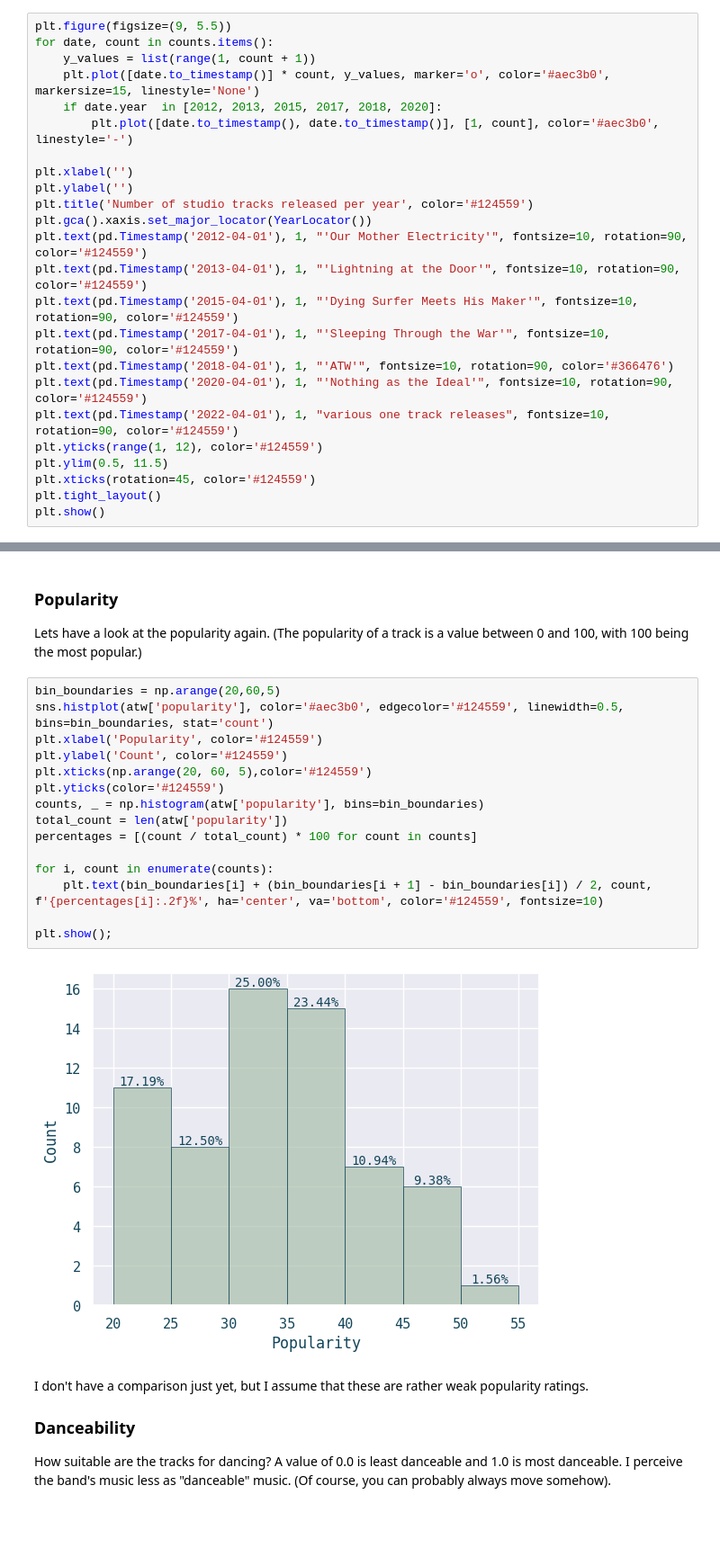
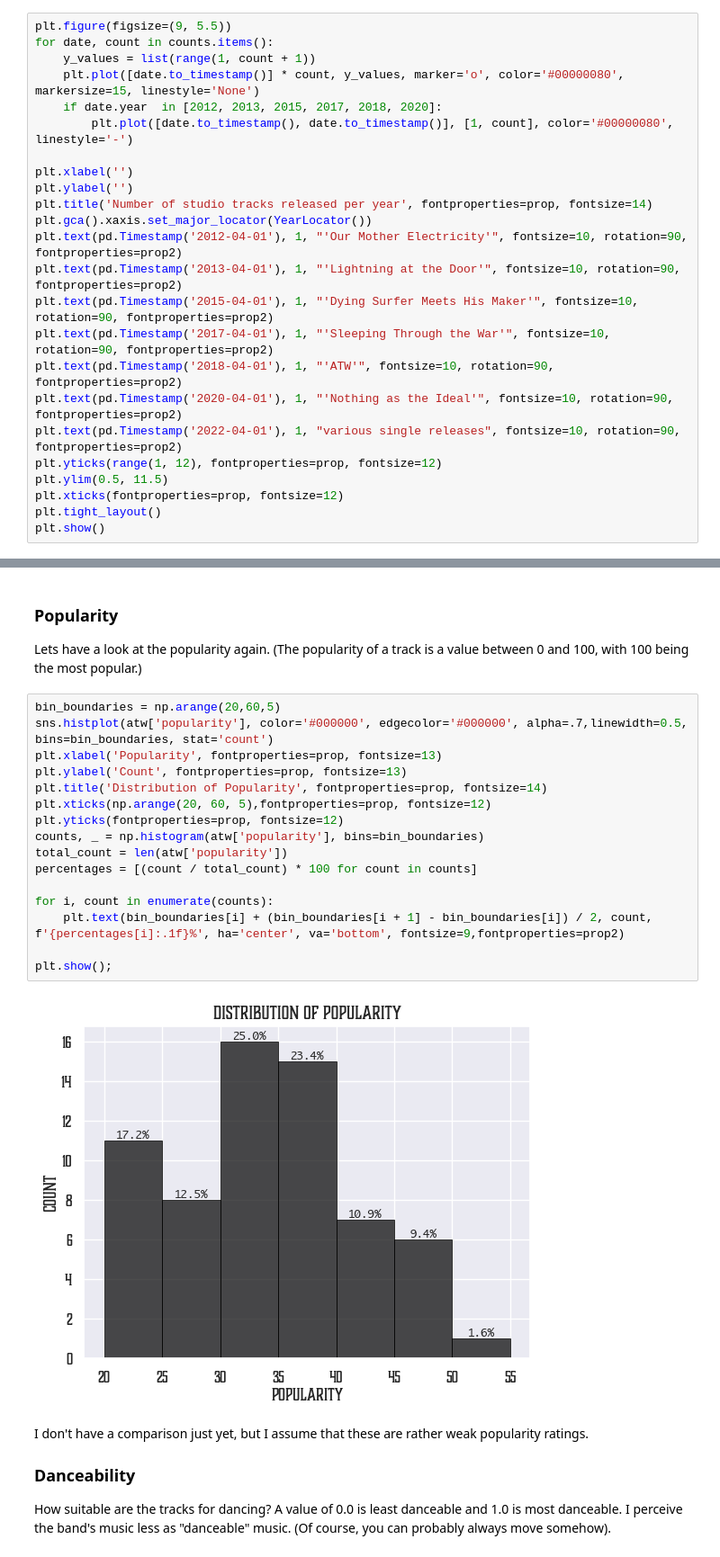
Before and after one commit to scheinmensch/Spotify, a Jupyter notebook: AllThemWitches.ipynb, the cells around one changed output, grey strips where cells are left out. Shown at 90% size. Drawn from its saved outputs; the diff is of its cells as text; blank space fills up the shorter version.

Commit message:
changed font and colors

```diff
--- a/AllThemWitches.ipynb
+++ b/AllThemWitches.ipynb
@@ -233,24 +230,24 @@ counts = atw.groupby(atw['album_release_date'].dt.to_period('Y'))['id'].count()
 plt.figure(figsize=(9, 5.5))
 for date, count in counts.items():
     y_values = list(range(1, count + 1))
-    plt.plot([date.to_timestamp()] * count, y_values, marker='o', color='#aec3b0', markersize=15, linestyle='None')
+    plt.plot([date.to_timestamp()] * count, y_values, marker='o', color='#00000080', markersize=15, linestyle='None')
     if date.year  in [2012, 2013, 2015, 2017, 2018, 2020]:
-        plt.plot([date.to_timestamp(), date.to_timestamp()], [1, count], color='#aec3b0', linestyle='-')
+        plt.plot([date.to_timestamp(), date.to_timestamp()], [1, count], color='#00000080', linestyle='-')
 
 plt.xlabel('')
 plt.ylabel('')
-plt.title('Number of studio tracks released per year', color='#124559')
+plt.title('Number of studio tracks released per year', fontproperties=prop, fontsize=14)
 plt.gca().xaxis.set_major_locator(YearLocator())
-plt.text(pd.Timestamp('2012-04-01'), 1, "'Our Mother Electricity'", fontsize=10, rotation=90, color='#124559')
-plt.text(pd.Timestamp('2013-04-01'), 1, "'Lightning at the Door'", fontsize=10, rotation=90, color='#124559')
-plt.text(pd.Timestamp('2015-04-01'), 1, "'Dying Surfer Meets His Maker'", fontsize=10, rotation=90, color='#124559')
-plt.text(pd.Timestamp('2017-04-01'), 1, "'Sleeping Through the War'", fontsize=10, rotation=90, color='#124559')
-plt.text(pd.Timestamp('2018-04-01'), 1, "'ATW'", fontsize=10, rotation=90, color='#366476')
-plt.text(pd.Timestamp('2020-04-01'), 1, "'Nothing as the Ideal'", fontsize=10, rotation=90, color='#124559')
-plt.text(pd.Timestamp('2022-04-01'), 1, "various one track releases", fontsize=10, rotation=90, color='#124559')
-plt.yticks(range(1, 12), color='#124559')
+plt.text(pd.Timestamp('2012-04-01'), 1, "'Our Mother Electricity'", fontsize=10, rotation=90, fontproperties=prop2)
+plt.text(pd.Timestamp('2013-04-01'), 1, "'Lightning at the Door'", fontsize=10, rotation=90, fontproperties=prop2)
+plt.text(pd.Timestamp('2015-04-01'), 1, "'Dying Surfer Meets His Maker'", fontsize=10, rotation=90, fontproperties=prop2)
+plt.text(pd.Timestamp('2017-04-01'), 1, "'Sleeping Through the War'", fontsize=10, rotation=90, fontproperties=prop2)
+plt.text(pd.Timestamp('2018-04-01'), 1, "'ATW'", fontsize=10, rotation=90, fontproperties=prop2)
+plt.text(pd.Timestamp('2020-04-01'), 1, "'Nothing as the Ideal'", fontsize=10, rotation=90, fontproperties=prop2)
+plt.text(pd.Timestamp('2022-04-01'), 1, "various single releases", fontsize=10, rotation=90, fontproperties=prop2)
+plt.yticks(range(1, 12), fontproperties=prop, fontsize=12)
 plt.ylim(0.5, 11.5)
-plt.xticks(rotation=45, color='#124559')
+plt.xticks(fontproperties=prop, fontsize=12)
 plt.tight_layout()
 plt.show()
 # %% [output]
@@ -283,21 +280,22 @@ Most tracks are about 5 minutes long, but as an honorable rock band there are of
 Lets have a look at the popularity again. (The popularity of a track is a value between 0 and 100, with 100 being the most popular.)
 # %%
 bin_boundaries = np.arange(20,60,5)
-sns.histplot(atw['popularity'], color='#aec3b0', edgecolor='#124559', linewidth=0.5, bins=bin_boundaries, stat='count')
-plt.xlabel('Popularity', color='#124559')
-plt.ylabel('Count', color='#124559')
-plt.xticks(np.arange(20, 60, 5),color='#124559')
-plt.yticks(color='#124559')
+sns.histplot(atw['popularity'], color='#000000', edgecolor='#000000', alpha=.7,linewidth=0.5, bins=bin_boundaries, stat='count')
+plt.xlabel('Popularity', fontproperties=prop, fontsize=13)
+plt.ylabel('Count', fontproperties=prop, fontsize=13)
+plt.title('Distribution of Popularity', fontproperties=prop, fontsize=14)
+plt.xticks(np.arange(20, 60, 5),fontproperties=prop, fontsize=12)
+plt.yticks(fontproperties=prop, fontsize=12)
 counts, _ = np.histogram(atw['popularity'], bins=bin_boundaries)
 total_count = len(atw['popularity'])
 percentages = [(count / total_count) * 100 for count in counts]
 
 for i, count in enumerate(counts):
-    plt.text(bin_boundaries[i] + (bin_boundaries[i + 1] - bin_boundaries[i]) / 2, count, f'{percentages[i]:.2f}%', ha='center', va='bottom', color='#124559', fontsize=10)
+    plt.text(bin_boundaries[i] + (bin_boundaries[i + 1] - bin_boundaries[i]) / 2, count, f'{percentages[i]:.1f}%', ha='center', va='bottom', fontsize=9,fontproperties=prop2)
 
 plt.show();
 # %% [output]
-[figure, old version]
+[figure, new version]
 # %% [markdown]
 I don't have a comparison just yet, but I assume that these are rather weak popularity ratings.
 
```
Also changed, not shown: parts of 20 cells of this notebook.
